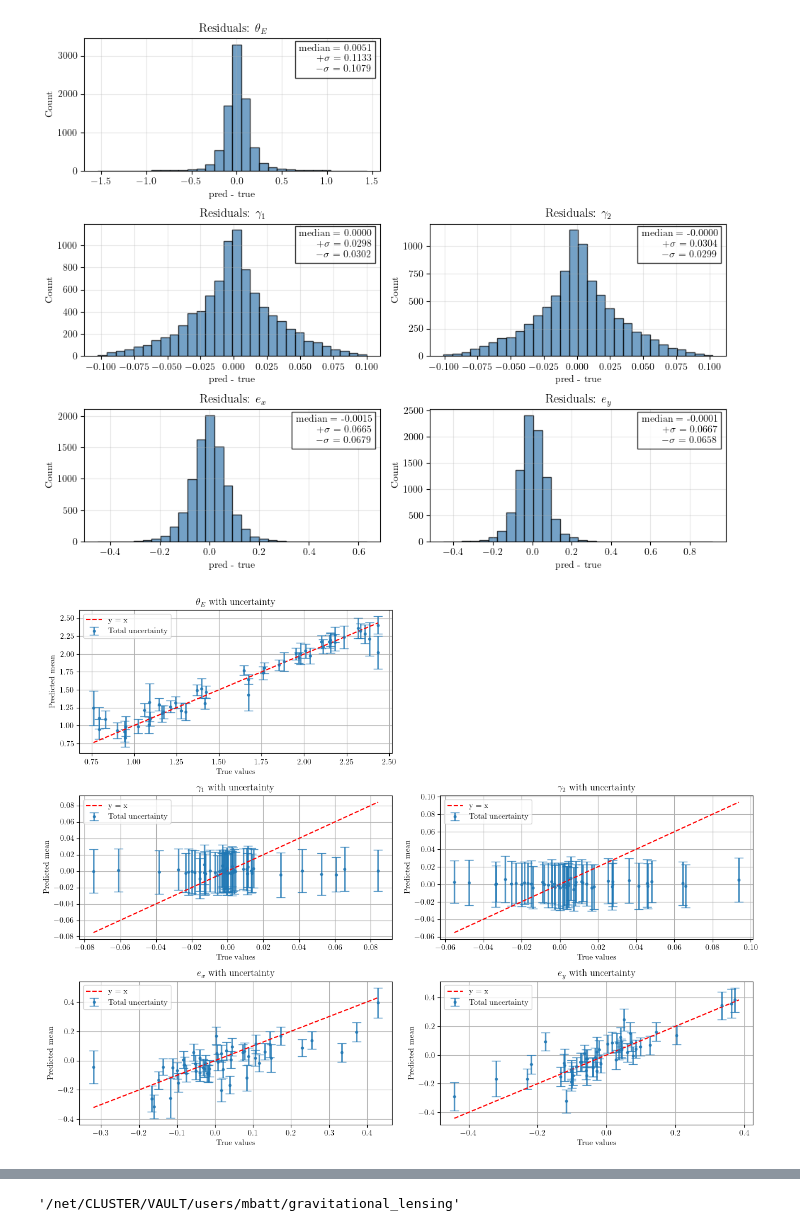
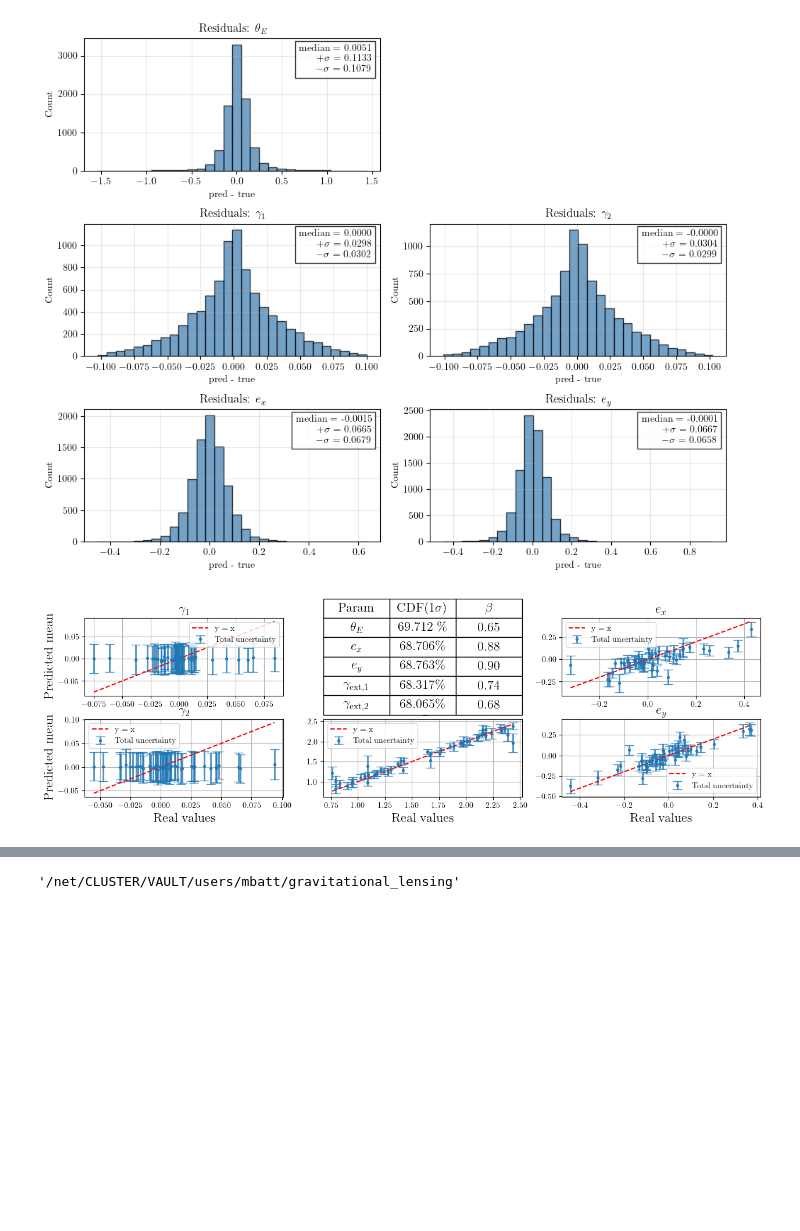
Before and after one commit to matthbatt/Deep-learning-gravitational-lensing, a Jupyter notebook: ResNet_bayesian.ipynb, the cells around one changed output, grey strips where cells are left out. Cells and saved outputs as stored; diff of their text form; code cells hidden in the pictures; blank space fills up the shorter version.

```diff
--- a/ResNet_bayesian.ipynb
+++ b/ResNet_bayesian.ipynb
@@ -391,10 +396,10 @@ array([[0.07312325, 0.16329446, 0.16390428, 0.05345756, 0.04978707],
 # %%
 from torch.utils.data import random_split, DataLoader
 
-dataset = val_loader.dataset  # <-- extract dataset
+dataset = test_loader.dataset  # <-- extract dataset
 
 full_size = len(dataset)
-cal_size = int(0.3 * full_size)
+cal_size = int(1 * full_size)
 test_size = full_size - cal_size
 
 cal_dataset, test_dataset = random_split(dataset, [cal_size, test_size])
@@ -474,0 +509,2 @@ plt.show()
+# %%
+df_uncertainties = pd.read_csv('uncertainties_bayes_unetresnet_4.csv', index_col = 0)
@@ -710,7 +798,7 @@ print(eeeeeeeeeeeeeeeeeeeeeee)
 # %%
 df_uncertainties = pd.read_csv('uncertainties_bayes.csv', index_col = 0)
 # %%
-df_uncertainties = pd.read_csv('uncertainties_bayes_unetresnet.csv', index_col = 0)
+df_uncertainties = pd.read_csv('uncertainties_bayes_unetresnet_4.csv', index_col = 0)
 # %%
 df_uncertainties
 # %% [output]
@@ -1079,6 +1176,12 @@ plt.savefig("/net/CLUSTER/VAULT/users/mbatt/gravitational_lensing/plots/resnet_h
 plt.show()
 # %% [output]
 [figure]
+# %%
+SS = [0.6486486486486487,
+ 0.8848848848848849,
+ 0.8968968968968969,
+ 0.7447447447447447,
+ 0.6766766766766766]
 # %%
 import numpy as np
 import matplotlib.pyplot as plt
@@ -1087,64 +1190,96 @@ plt.rcParams["text.usetex"] = True
 plt.rcParams["font.family"] = "serif"
 plt.rcParams["font.serif"] = ["Computer Modern Roman"]
 
+df_min = df_sample[["r_Einstein", "gamma1", "gamma2", "ex", "ey"]].min().values
+df_max = df_sample[["r_Einstein", "gamma1", "gamma2", "ex", "ey"]].max().values
+
+y_true = df_uncertainties[["r_Einstein_t_true",	"gamma1_true",	"gamma2_true",	"ex_true",	"ey_true"]].values
+y_pred = df_uncertainties[["r_Einstein_t_pred",	"gamma1_pred",	"gamma2_pred",	"ex_pred",	"ey_pred"]].values
+
+# --- DENORMALIZATION ---
+y_true_denorm = y_true * (df_max - df_min) + df_min
+y_pred_denorm = y_pred * (df_max - df_min) + df_min
+
 param_names = ["r_Einstein", "gamma1", "gamma2", "ex", "ey"]
 param_names = [r"$\theta_E$", r"$\gamma_1$", r"$\gamma_2$", r"$e_x$", r"$e_y$"]
 V = 50
 
-plt.figure(figsize=(13, 10))
+plt.figure(figsize=(15, 4))
 places = [1,3,4,5,6]
+places = [5,1,4,3,6]
 
 all_aleatoric = df_uncertainties[['r_Einstein_t_aleatoric', 'gamma1_aleatoric', 'gamma2_aleatoric',
        'ex_aleatoric', 'ey_aleatoric']].values
 all_epistemic = df_uncertainties[['r_Einstein_t_epistemic',
        'gamma1_epistemic', 'gamma2_epistemic', 'ex_epistemic', 'ey_epistemic']].values
 
-all_aleatoric = s_opt * np.sqrt(np.exp(all_aleatoric)) * (df_max - df_min)
-all_epistemic = all_epistemic * (df_max - df_min)
-unc_tot = np.sqrt(all_aleatoric**2 + all_epistemic**2)
+all_aleatoric = np.sqrt(np.exp(all_aleatoric))
+all_epistemic = all_epistemic
 
+unc_tot = np.sqrt(all_aleatoric**2 + all_epistemic**2) * SS * (df_max - df_min)
+coverage  = []
 for i in range(5):
 
     true_values = y_true_denorm[:V,i]
     pred_mean = y_pred_denorm[:V,i]
     pred_epis = all_epistemic[:V,i]
     pred_alea = all_aleatoric[:V,i]
     unc_tot_i = unc_tot[:V,i]
 
-#     plt.figure(figsize=(12,6))
-    plt.subplot(3, 2, places[i])
+    inside = np.abs(y_true_denorm[:,i] - y_pred_denorm[:,i]) <=  unc_tot[:,i]
+    coverage.append(inside.mean() * 100)
 
-    # Scatter points
-#     plt.scatter(true_values, pred_mean, color='blue', alpha=0.7, label='Predictions')
+    plt.subplot(2, 3, places[i])
+    plt.subplots_adjust(wspace=0.2, hspace=0.3)
 
-    # Uncertainty bars (vertical)
     plt.errorbar(true_values, pred_mean,
                  yerr=unc_tot_i,
                  fmt='o',
                  markersize=3,
                  alpha=0.8,
                  capsize=6,
                 label = 'Total uncertainty', linewidth = 2)
-
-    # plt.errorbar(true_values, pred_mean,
-    #              yerr=pred_alea,
-    #              fmt='o',
-    #              markersize=3,
-    #              alpha=0.55,
-    #              capsize=6,
-    #             label = 'Aleatoric', linewidth = 2)
-
-    # Reference y=x line
     min_val = min(true_values.min(), pred_mean.min())
     max_val = max(true_values.max(), pred_mean.max())
     plt.plot([min_val, max_val], [min_val, max_val], 'r--', label='y = x')
-    plt.xlabel("True values")
-    plt.ylabel("Predicted mean")
-    plt.title(f"{param_names[i]} with uncertainty")
+    if places[i] ==1 or places[i] == 4:
+        plt.ylabel("Predicted mean", fontsize = 16)
+    if places[i]>= 4:
+        plt.xlabel("Real values", fontsize = 16)
+    plt.title(f"{param_names[i]}", fontsize = 16)
     plt.legend()
+    # plt.xticks(fontsize = 16)
+    # plt.yticks(fontsize = 16)
     plt.grid(True)
-plt.tight_layout()
+
+data = [
+    [r"$\theta_E$", fr"${coverage[0]:.3f}$ \%", "0.65"],
+    [r"$e_x$", fr"${coverage[3]:.3f}$\%", "0.88"],
+    [r"$e_y$", fr"${coverage[4]:.3f}$\%", "0.90"],
+    ["$\gamma_{\mathrm{ext, 1}}$", fr"${coverage[1]:.3f}$\%", "0.74"],
+    ["$\gamma_{\mathrm{ext,2}}$", fr"${coverage[2]:.3f}$\%", "0.68"],
+]
+
+ax_table = plt.subplot(2, 3, 2)
+ax_table.axis("off")
+
+table = ax_table.table(
+    cellText=data,
+    colLabels=["Param", "CDF(1$\sigma$)", r"$\beta$"],
+    loc="center",
+    cellLoc="center",   # <-- centers text in ALL cells
+    colLoc="center"     # <-- centers column labels
+)
+
+# Style cells
+for (row, col), cell in table.get_celld().items():
+    if row == 0:
+        cell.set_text_props(weight="bold")
+table.auto_set_font_size(False)
+table.set_fontsize(16)
+table.scale(1, 2)
+# plt.tight_layout()
 plt.savefig("/net/CLUSTER/VAULT/users/mbatt/gravitational_lensing/plots/uncertainty_para.png", dpi=300, bbox_inches="tight")
 plt.show()
 # %% [output]
-[figure, old version]
+[figure, new version]
```
Also changed, not shown: parts of 44 cells of this notebook, 34 other files.
